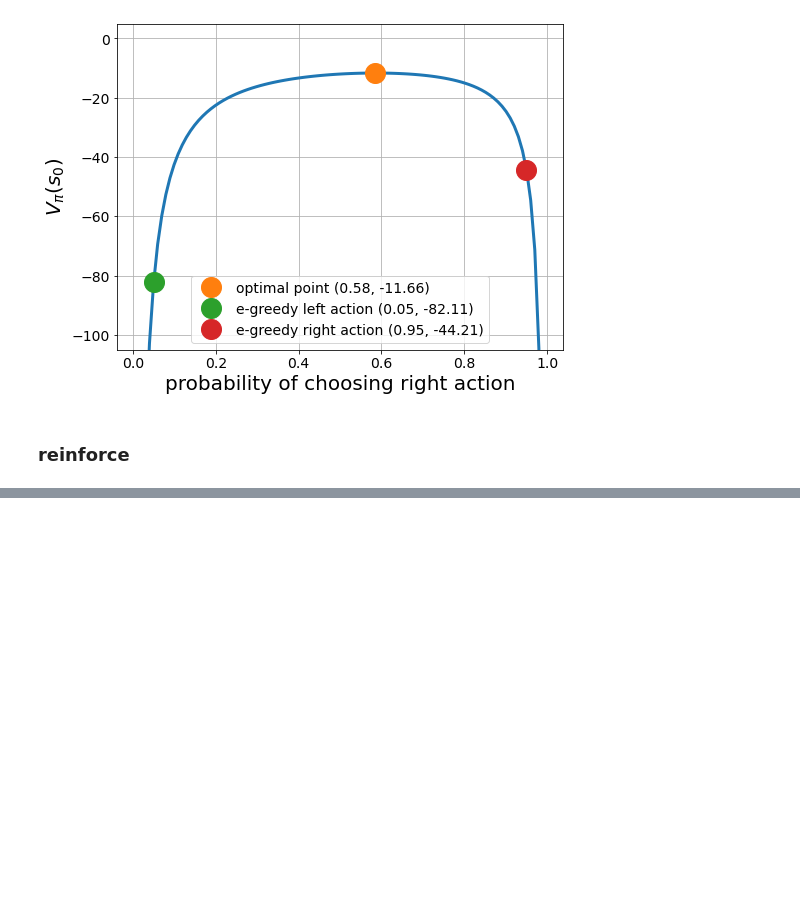
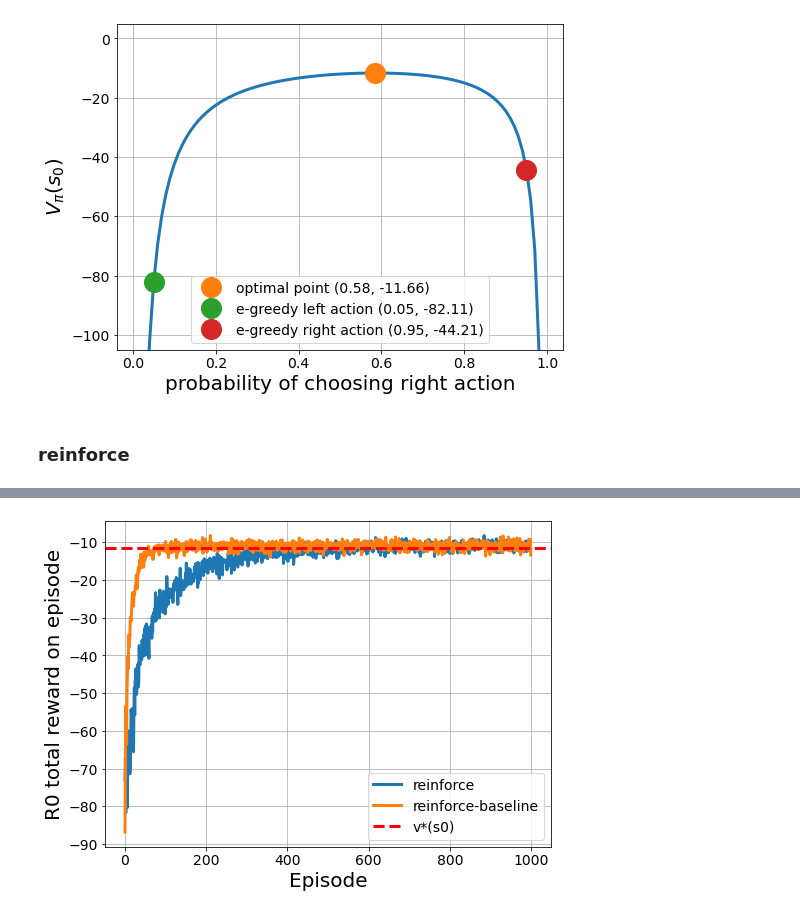
Before and after one commit to ha5ha6/judy_tutorial_basicRL, a Jupyter notebook: short_corridor.ipynb, the cells around one changed output, grey strips where cells are left out. Saved outputs shown, nothing was run; the diff lists cells and outputs as text; code cells hidden in the pictures; blank space fills up the shorter version.

```diff
--- a/short_corridor.ipynb
+++ b/short_corridor.ipynb
@@ -192,0 +246,14 @@ plt.savefig('reinforce_shortcorridor.png',dpi=350)
+# %%
+#plt.rcParams['font.size']='14'
+plt.figure(figsize=(8,6))
+for k,v in r_res.items():
+    plt.plot(np.array(v).mean(axis=0),label=k,linewidth=3)
+
+plt.grid()
+plt.axhline(y=-11.6, color='r', linestyle='--',linewidth=3,label='v*(s0)')
+plt.legend()
+plt.xlabel('Episode',fontsize=20)
+plt.ylabel('R0 total reward on episode',fontsize=20)
+plt.savefig('baseline_shortcorridor.png',dpi=350)
+# %% [output]
+[figure, added]
```
Also changed, not shown: parts of 6 cells of this notebook, 1 other file.
